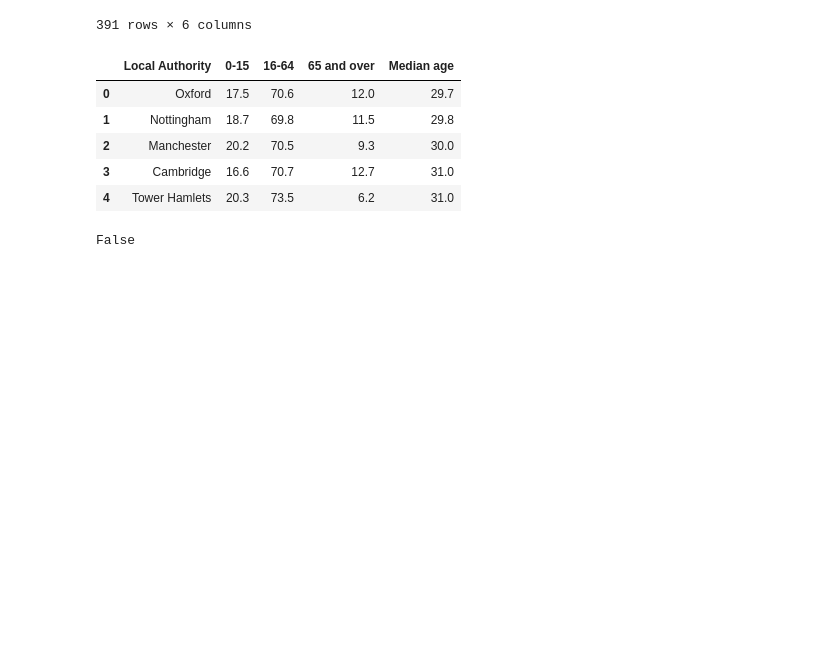
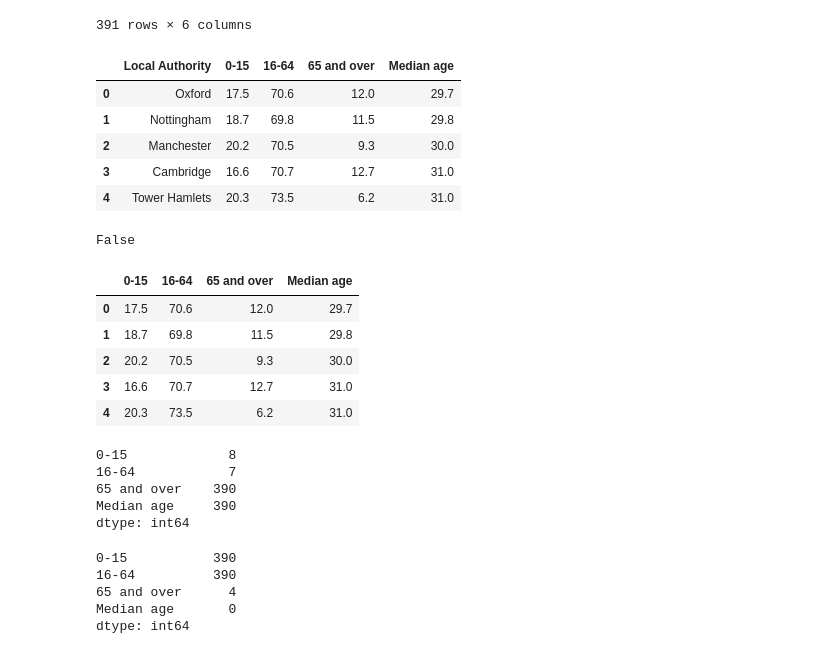
Before and after one commit to rahatsiddique/pandas_basics, a Jupyter notebook: pandas_popage.ipynb, the cells around one changed output. Cells and saved outputs as stored; diff of their text form; code cells hidden in the pictures; blank space fills up the shorter version.

```diff
--- a/pandas_popage.ipynb
+++ b/pandas_popage.ipynb
@@ -78,3 +78,31 @@ df.head(n=5) # check that is has worked
 df.isnull().values.any()
 # %% [output]
 False
+# %%
+df3= df.drop('Local Authority', axis=1)
+# %%
+df3.head(n=5)
+# %% [output]
+|  | 0-15 | 16-64 | 65 and over | Median age |
+| 0 | 17.5 | 70.6 | 12.0 | 29.7 |
+| 1 | 18.7 | 69.8 | 11.5 | 29.8 |
+| 2 | 20.2 | 70.5 | 9.3 | 30.0 |
+| 3 | 16.6 | 70.7 | 12.7 | 31.0 |
+| 4 | 20.3 | 73.5 | 6.2 | 31.0 |
+# %%
+df3.idxmax()
+# this will return the ROW in which this MAXIMUM VALUE exists for each column. we can figure out how to find it
+# %% [output]
+0-15             8
+16-64            7
+65 and over    390
+Median age     390
+dtype: int64
+# %%
+df3.idxmin()
+# %% [output]
+0-15           390
+16-64          390
+65 and over      4
+Median age       0
+dtype: int64
```
